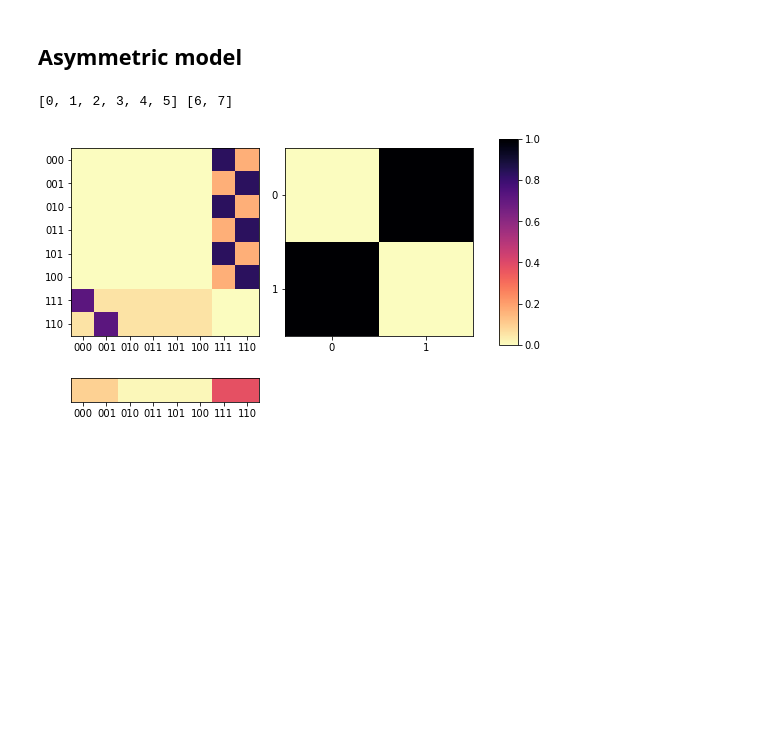
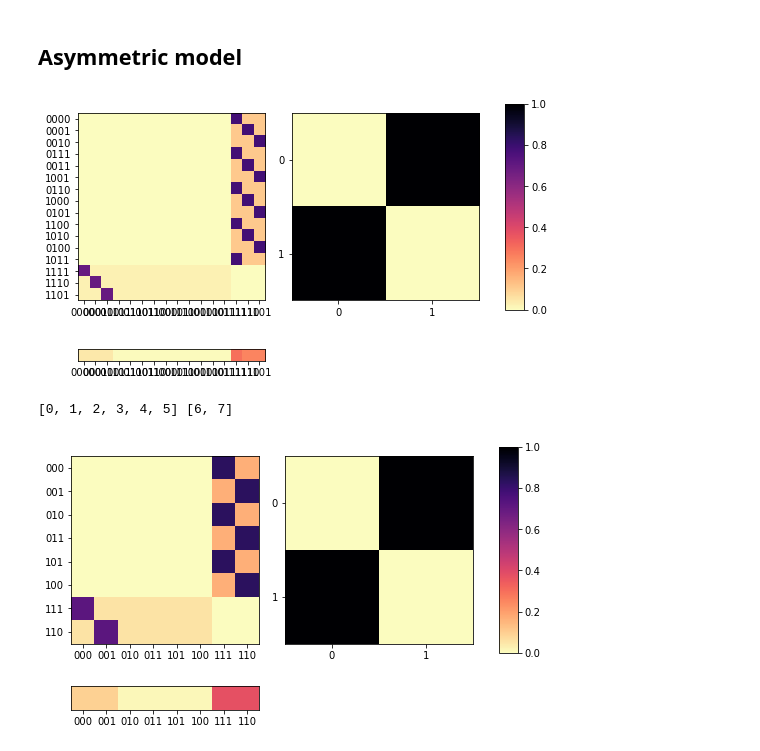
Before and after one commit to renzocom/causal_emergence, a Jupyter notebook: 2021_12 Causal Emergence Paper.ipynb, the cells around one changed output. Saved outputs shown, nothing was run; the diff lists cells and outputs as text; code cells hidden in the pictures; blank space fills up the shorter version.

```diff
--- a/2021_12 Causal Emergence Paper.ipynb
+++ b/2021_12 Causal Emergence Paper.ipynb
@@ -57,5 +42,22 @@ fig = models.plot_tpm_matrices(micro_tpm, micro_states, macro_tpm, macro_states,
 # %% [markdown]
 ## Asymmetric model
+# %%
+model_det = 2/3
+model_deg = 0.7
+model_deg = 0
+n_states = 16
+asymmetry = 0.7
+
+colormap='magma_r'
+micro_tpm, micro_states, (A_states, B_states) = models.create_micro_tpm(model_det, model_deg, n_states, asymmetry, state_labels='mirror')
+macro_tpm, macro_states = models.create_macro_tpm()
+fig = models.plot_tpm_graph(micro_tpm, micro_states, A_states, B_states, flip_direction = False,
+                            width=400, height=300, renderer='svg', colormap=colormap);
+fig = models.plot_tpm_graph(micro_tpm, micro_states, A_states, B_states, flip_direction = True,
+                            width=400, height=300, renderer='svg', colormap=colormap);
+models.plot_tpm_matrices(micro_tpm, micro_states, macro_tpm, macro_states, colormap=colormap)
+# %% [output]
+[figure, added]
 # %%
 model_det = 2/3
 model_deg = 0.7
```
Also changed, not shown: parts of 47 cells of this notebook, 3 other files.
